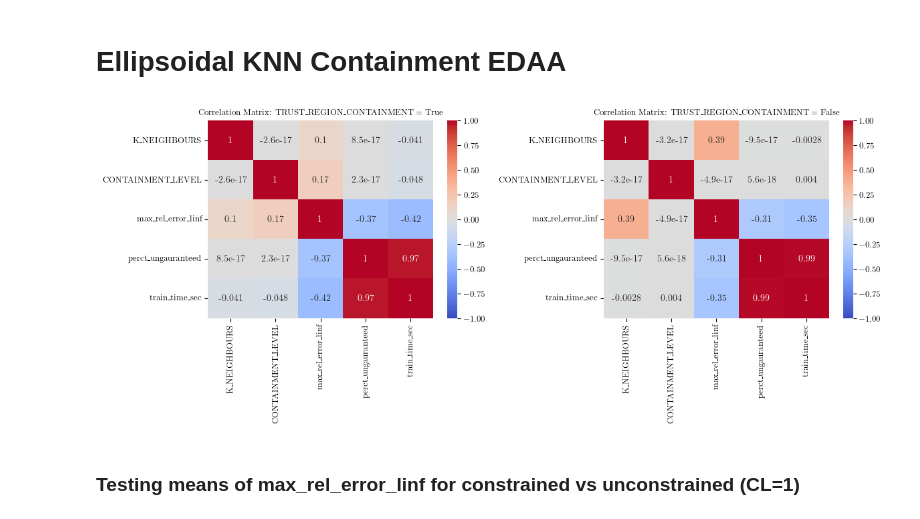
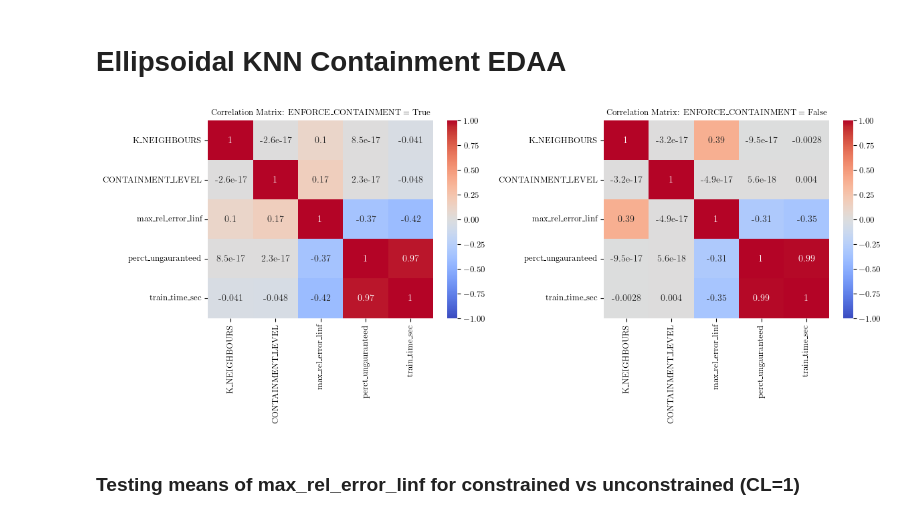
Before and after one commit to ut-padas/affini, a Jupyter notebook: ics26_eda.ipynb, the cells around one changed output. Saved outputs shown, nothing was run; the diff lists cells and outputs as text; code cells hidden in the pictures.

```diff
--- a/ics26_eda.ipynb
+++ b/ics26_eda.ipynb
@@ -357,28 +357,28 @@ df_ellipsoidal_knn = pd.read_csv(csv_path)
 # %%
 cols = [
     "K_NEIGHBOURS",
     "CONTAINMENT_LEVEL",
     "max_rel_error_linf",
     "perct_ungauranteed",
     "train_time_sec",
 ]
-trc_col = "TRUST_REGION_CONTAINMENT"
+trc_col = "ENFORCE_CONTAINMENT"
 corr_df_constrained = df_ellipsoidal_knn[df_ellipsoidal_knn[trc_col] == True][cols]
 corr_df_unconstrained = df_ellipsoidal_knn[df_ellipsoidal_knn[trc_col] == False][cols]
 
 corr_constrained = corr_df_constrained.corr()
 corr_unconstrained = corr_df_unconstrained.corr()
 
 plt.figure(figsize=(12, 5))
 plt.subplot(1, 2, 1)
 sns.heatmap(corr_constrained, annot=True, cmap="coolwarm", vmin=-1, vmax=1)
 plt.title(f"Correlation Matrix: {trc_col} = True", fontsize=9)
 plt.subplot(1, 2, 2)
 sns.heatmap(corr_unconstrained, annot=True, cmap="coolwarm", vmin=-1, vmax=1)
 plt.title(f"Correlation Matrix: {trc_col} = False", fontsize=9)
 plt.tight_layout()
 # %% [output]
-[figure, old version]
+[figure, new version]
 # %% [markdown]
 ### Testing means of max_rel_error_linf for constrained vs unconstrained (CL=1)
 # %%
```
Also changed, not shown: 3 other files.
